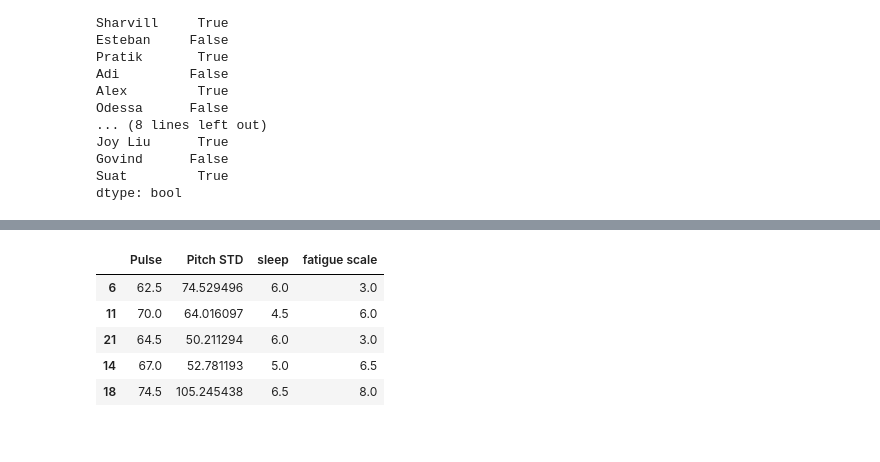
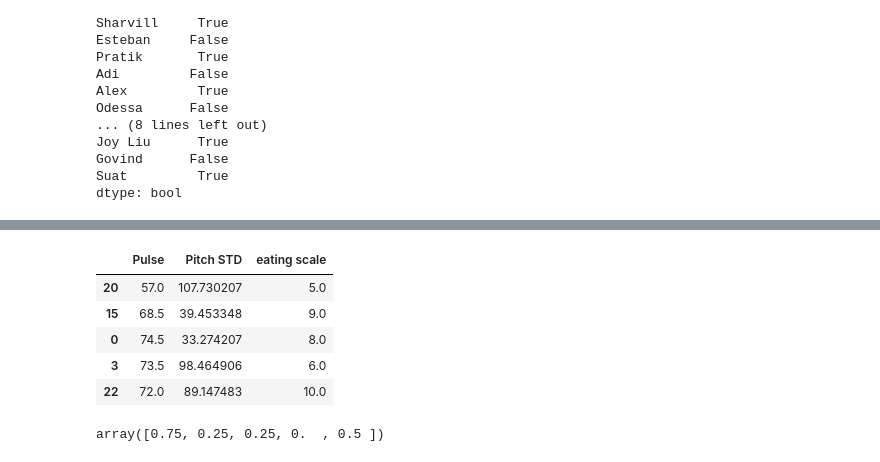
Before and after one commit to shreyaj1212/Cognitive-Fatigue-Predictor, a Jupyter notebook: Analysis.ipynb, the cells around one changed output, grey strips where cells are left out. Drawn from its saved outputs; the diff is of its cells as text; code cells hidden in the pictures.

Commit message:
Adding Random Forests Classifier

```diff
--- a/Analysis.ipynb
+++ b/Analysis.ipynb
@@ -539,8 +527,6 @@ final_dat
 | 20 | Alex | True | 57.0 | 107.730207 | 0 | 7.50 | 8.0 | 300 | 5.0 | ... |
 | 21 | Esteban | False | 64.5 | 50.211294 | 0 | 6.00 | 3.0 | 120 | 6.0 | ... |
 | 22 | Aadi | False | 72.0 | 89.147483 | 0 | 4.50 | 6.0 | 107 | 10.0 | ... |
-# %%
-final_dat = final_dat.drop('nPitch STD',axis=1)
 # %%
 final_dat
 # %% [output]
@@ -564,21 +563,32 @@ final_dat
 # %%
 # Write your code here
-data_train, data_val = train_test_split(final_dat, test_size = 0.20, random_state = 1, stratify = final_dat['Label'])
+data_train, data_val = train_test_split(final_dat, test_size = 0.30, random_state = 0, stratify = final_dat['Label'])
 
 
 y_train = data_train['Label']
 y_val = data_val['Label']
 
 # only features
-X_train = data_train[["Pulse", "Pitch STD", "sleep", "fatigue scale"]]
-X_val = data_val[["Pulse", "Pitch STD", "sleep", "fatigue scale"]]
+X_train = data_train[["Pulse","Pitch STD","eating scale"]]#,"fatigue scale"]]
+X_val = data_val[["Pulse","Pitch STD","eating scale"]]# "fatigue scale"]]
 
 
 X_train.head()
 # %% [output]
-|  | Pulse | Pitch STD | sleep | fatigue scale |
-| 6 | 62.5 | 74.529496 | 6.0 | 3.0 |
-| 11 | 70.0 | 64.016097 | 4.5 | 6.0 |
-| 21 | 64.5 | 50.211294 | 6.0 | 3.0 |
-| 14 | 67.0 | 52.781193 | 5.0 | 6.5 |
-| 18 | 74.5 | 105.245438 | 6.5 | 8.0 |
+|  | Pulse | Pitch STD | eating scale |
+| 20 | 57.0 | 107.730207 | 5.0 |
+| 15 | 68.5 | 39.453348 | 9.0 |
+| 0 | 74.5 | 33.274207 | 8.0 |
+| 3 | 73.5 | 98.464906 | 6.0 |
+| 22 | 72.0 | 89.147483 | 10.0 |
+# %%
+from sklearn.ensemble import RandomForestClassifier
+from sklearn.model_selection import cross_validate
+from sklearn.metrics import recall_score
+from sklearn.model_selection import cross_val_score
+
+clf = RandomForestClassifier()
+results = cross_val_score(clf,X_train, y_train,cv=5)
+results
+# %% [output]
+array([0.75, 0.25, 0.25, 0.  , 0.5 ])
```
Also changed, not shown: parts of 9 cells of this notebook.
